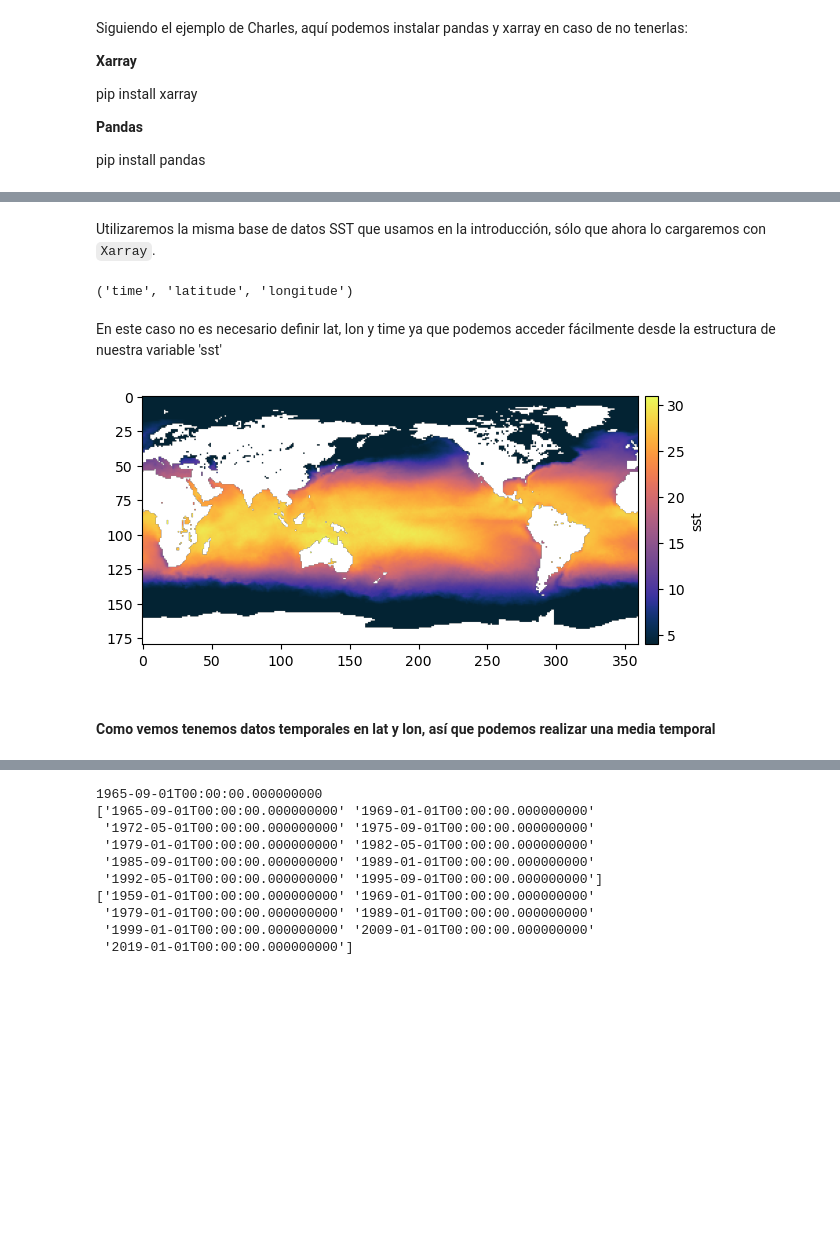
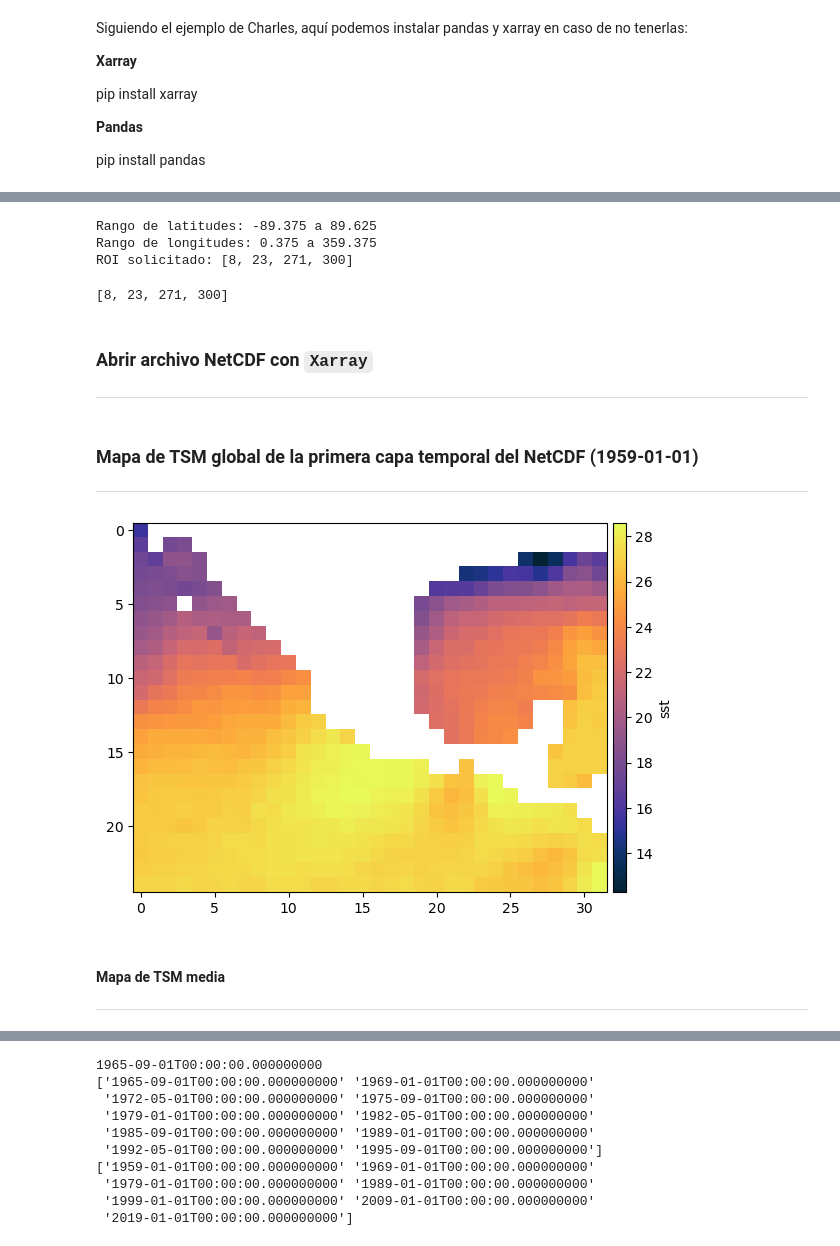
Before and after one commit to gmflores/ohw2025, a Jupyter notebook: datos_temporales.ipynb, the cells around one changed output, grey strips where cells are left out. Drawn from its saved outputs; the diff is of its cells as text; code cells hidden in the pictures; blank space fills up the shorter version.

Commit message:
Actualización de gráficas y mapas según el área de estudio (CDO)

```diff
--- a/datos_temporales.ipynb
+++ b/datos_temporales.ipynb
@@ -32,30 +37,44 @@ from matplotlib.dates import date2num, num2date, datetime # este módulo para en
+# %%
+print("Rango de latitudes:", sst.latitude.min().values, "a", sst.latitude.max().values)
+print("Rango de longitudes:", sst.longitude.min().values, "a", sst.longitude.max().values)
+print("ROI solicitado:", roi)
+# %% [output]
+Rango de latitudes: -89.375 a 89.625
+Rango de longitudes: 0.375 a 359.375
+ROI solicitado: [8, 23, 271, 300]
+# %%
+roi
+# %% [output]
+[8, 23, 271, 300]
 # %% [markdown]
-Utilizaremos la misma base de datos SST que usamos en la introducción, sólo que ahora lo cargaremos con `Xarray`.
+### Abrir archivo NetCDF con `Xarray`
+
+---
 # %%
-fileobj = xr.open_dataset('data/ERA5_Coarse.nc') # importando el archivo
-sst = fileobj['sst'][:] # Leyendo las variables del archivo, como dijimos, un nombre auto-explicativo
+roi = [8,33,-117+360,-85+360] # region de interés
+ds = xr.open_dataset('data/ERA5_Coarse.nc')
+sst = ds.sst
 sst = sst - 273.15 # convertiendo a Celsius de Kelvin
-sst.dims
+sst = sst.sel(latitude=slice(roi[1],roi[0]), longitude=slice(roi[2],roi[3]))
+#sst = sst.squeeze()
+#sst.plot()
-# %% [output]
-('time', 'latitude', 'longitude')
 # %% [markdown]
-En este caso no es necesario definir lat, lon y time ya que podemos acceder fácilmente desde la estructura de nuestra variable 'sst'
+### Mapa de TSM global de la primera capa temporal del NetCDF (1959-01-01)
+
+---
 # %%
-# Hacemos un pequeño plot espacial para ver nuestros datos
-import cmocean as cmo
 cmap = cmo.cm.thermal
 fig, ax = plt.subplots()
-image = plt.imshow(sst[0],cmap=cmap,
-                  vmin=4,vmax=31)
+image = plt.imshow(sst[0],cmap=cmap)
 
-cax = fig.add_axes([ax.get_position().x1+0.01,
-                    ax.get_position().y0,0.02,
-                    ax.get_position().height])
+cax = fig.add_axes([ax.get_position().x1+0.01, ax.get_position().y0,0.02, ax.get_position().height])
 cbar= plt.colorbar(image, cax=cax)
 cbar.set_label('sst')
 plt.show()
 # %% [output]
-[figure, old version]
+[figure, new version]
 # %% [markdown]
-#### Como vemos tenemos datos temporales en lat y lon, así que podemos realizar una media temporal
+#### Mapa de TSM media
+
+---
 # %%
```
Also changed, not shown: parts of 30 cells of this notebook, 4 other files.
